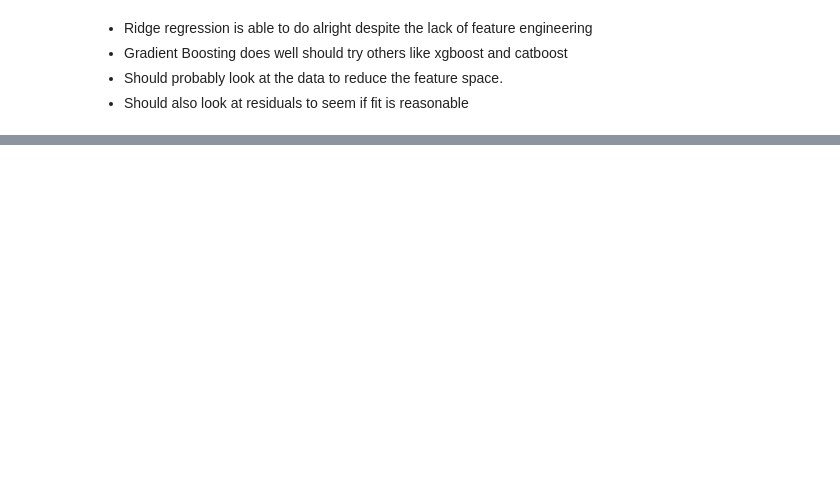
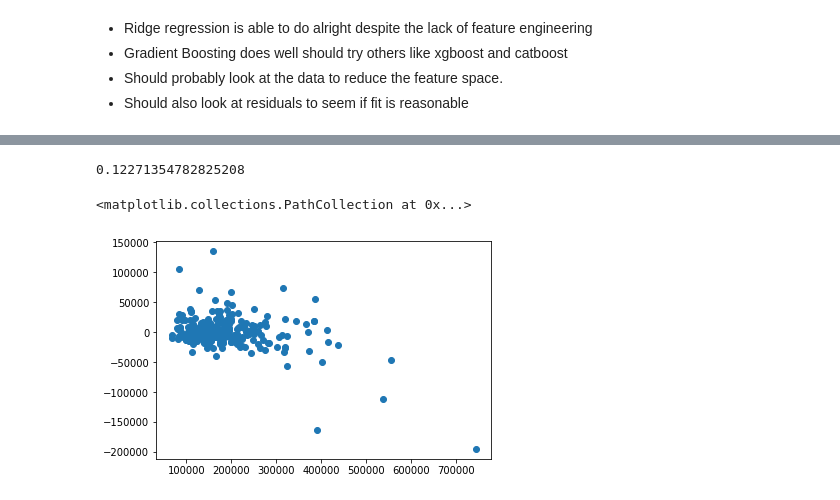
Before and after one commit to WBradbeer/housing, a Jupyter notebook: housing.ipynb, the cells around one changed output, grey strips where cells are left out. Saved outputs shown, nothing was run; the diff lists cells and outputs as text; code cells hidden in the pictures; blank space fills up the shorter version.

```diff
--- a/housing.ipynb
+++ b/housing.ipynb
@@ -174 +177,10 @@ Exterior1st_CBlock       0.000000
 Length: 302, dtype: float64
+# %%
+np.sqrt(-grid.score(X_val, y_val))
+# %% [output]
+0.12271354782825208
+# %%
+plt.scatter(y_val, grid.predict(X_val) - y_val)
+# %% [output]
+<matplotlib.collections.PathCollection at 0x...>
+[figure, added]
```
Also changed, not shown: parts of 19 cells of this notebook, 5 other files.
